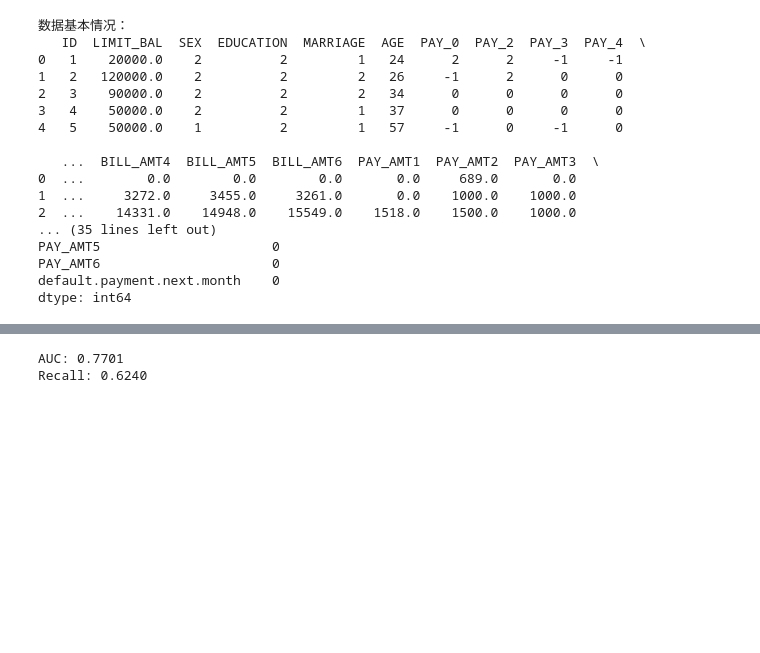
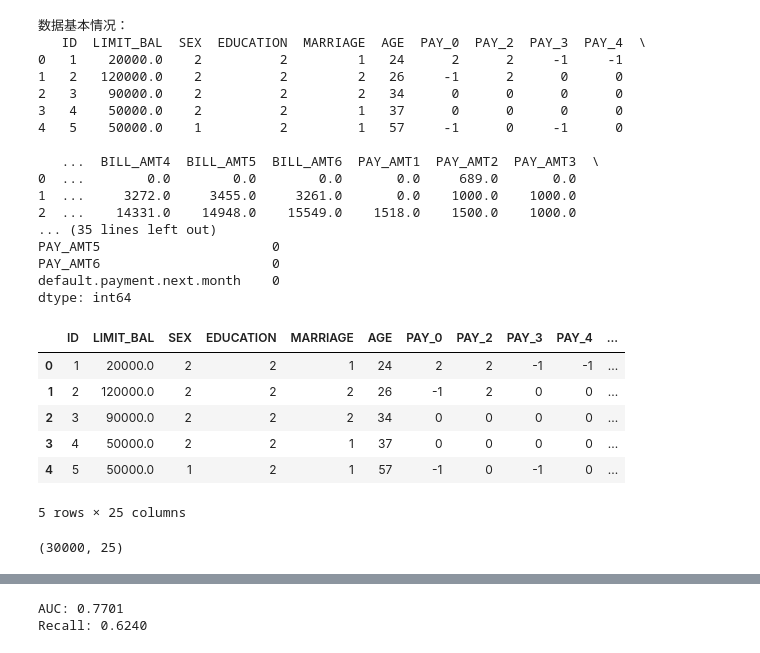
Before and after one commit to JamesLo94/schulich_data_science, a Jupyter notebook: credit_card_default/trial.ipynb, the cells around one changed output, grey strips where cells are left out. Cells and saved outputs as stored; diff of their text form; code cells hidden in the pictures; blank space fills up the shorter version.

```diff
--- a/credit_card_default/trial.ipynb
+++ b/credit_card_default/trial.ipynb
@@ -71,3 +71,17 @@ PAY_AMT5                      0
 PAY_AMT6                      0
 default.payment.next.month    0
 dtype: int64
+# %%
+df.head()
+# %% [output]
+|  | ID | LIMIT_BAL | SEX | EDUCATION | MARRIAGE | AGE | PAY_0 | PAY_2 | PAY_3 | PAY_4 | ... |
+| 0 | 1 | 20000.0 | 2 | 2 | 1 | 24 | 2 | 2 | -1 | -1 | ... |
+| 1 | 2 | 120000.0 | 2 | 2 | 2 | 26 | -1 | 2 | 0 | 0 | ... |
+| 2 | 3 | 90000.0 | 2 | 2 | 2 | 34 | 0 | 0 | 0 | 0 | ... |
+| 3 | 4 | 50000.0 | 2 | 2 | 1 | 37 | 0 | 0 | 0 | 0 | ... |
+| 4 | 5 | 50000.0 | 1 | 2 | 1 | 57 | -1 | 0 | -1 | 0 | ... |
+5 rows × 25 columns
+# %%
+df.shape
+# %% [output]
+(30000, 25)
```
Also changed, not shown: parts of 9 cells of this notebook.
